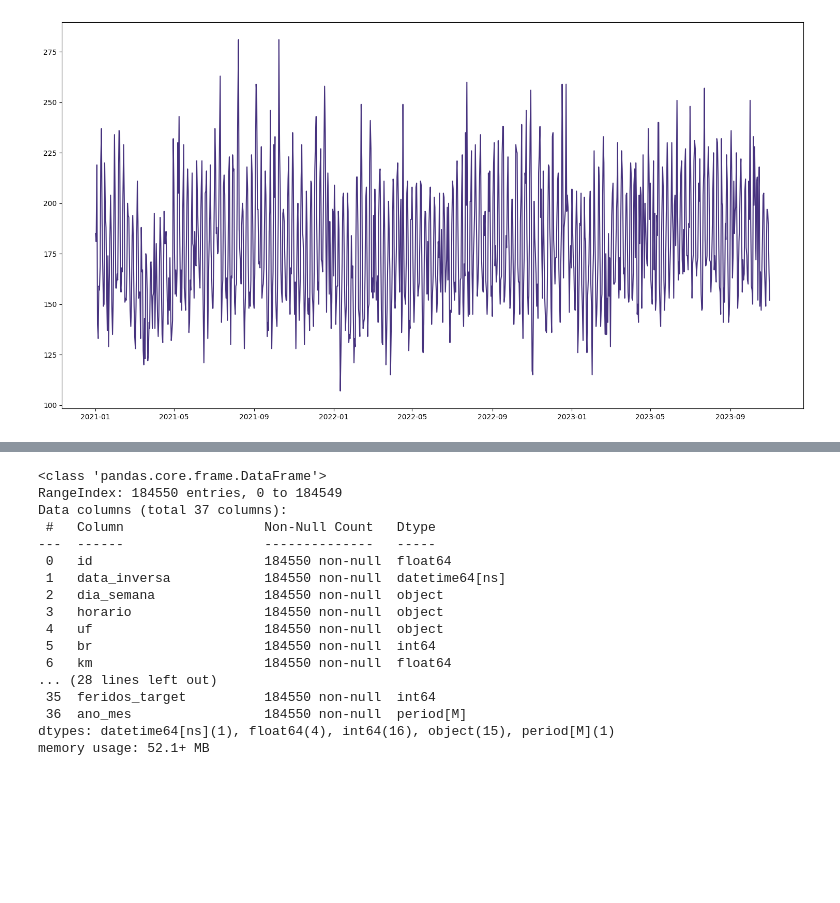
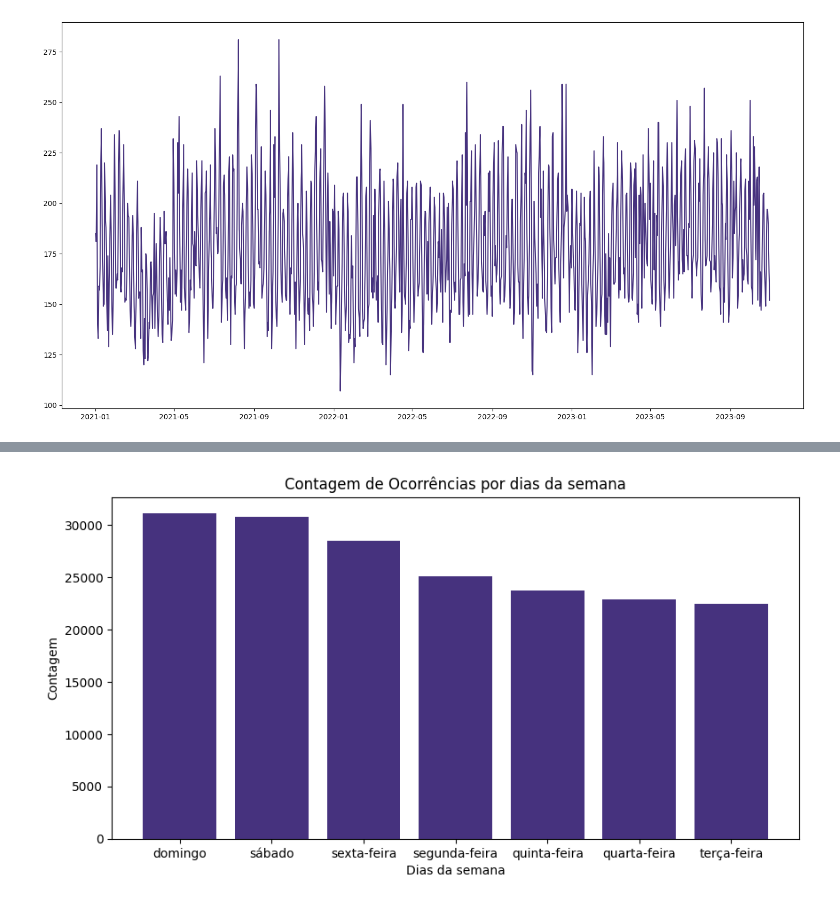
Before and after one commit to Muniz97/Data-Science---Federal-road-accidents---Brazil, a Jupyter notebook: 2 - Statistic/Federal_Accidents_Statistic.ipynb, the cells around one changed output, grey strips where cells are left out. Cells and saved outputs as stored; diff of their text form; code cells hidden in the pictures; blank space fills up the shorter version.

```diff
--- a/2 - Statistic/Federal_Accidents_Statistic.ipynb
+++ b/2 - Statistic/Federal_Accidents_Statistic.ipynb
@@ -131,20 +131,0 @@ plt.show() # Para remover os rótulos
-# %%
-df.info()
-# %% [output]
-<class 'pandas.core.frame.DataFrame'>
-RangeIndex: 184550 entries, 0 to 184549
-Data columns (total 37 columns):
- #   Column                  Non-Null Count   Dtype
----  ------                  --------------   -----
- 0   id                      184550 non-null  float64
- 1   data_inversa            184550 non-null  datetime64[ns]
- 2   dia_semana              184550 non-null  object
- 3   horario                 184550 non-null  object
- 4   uf                      184550 non-null  object
- 5   br                      184550 non-null  int64
- 6   km                      184550 non-null  float64
-... (28 lines left out)
- 35  feridos_target          184550 non-null  int64
- 36  ano_mes                 184550 non-null  period[M]
-dtypes: datetime64[ns](1), float64(4), int64(16), object(15), period[M](1)
-memory usage: 52.1+ MB
@@ -150,0 +155,12 @@ memory usage: 52.1+ MB
+# %%
+plt.figure(figsize = (10,5))
+plt.bar(df['dia_semana'].value_counts().index, df['dia_semana'].value_counts().values)
+
+plt.xlabel('Dias da semana')
+plt.ylabel('Contagem')
+plt.title('Contagem de Ocorrências por dias da semana')
+
+plt.xticks(df['dia_semana'].unique())
+plt.show()
+# %% [output]
+[figure, added]
```
Also changed, not shown: parts of 3 cells of this notebook.
